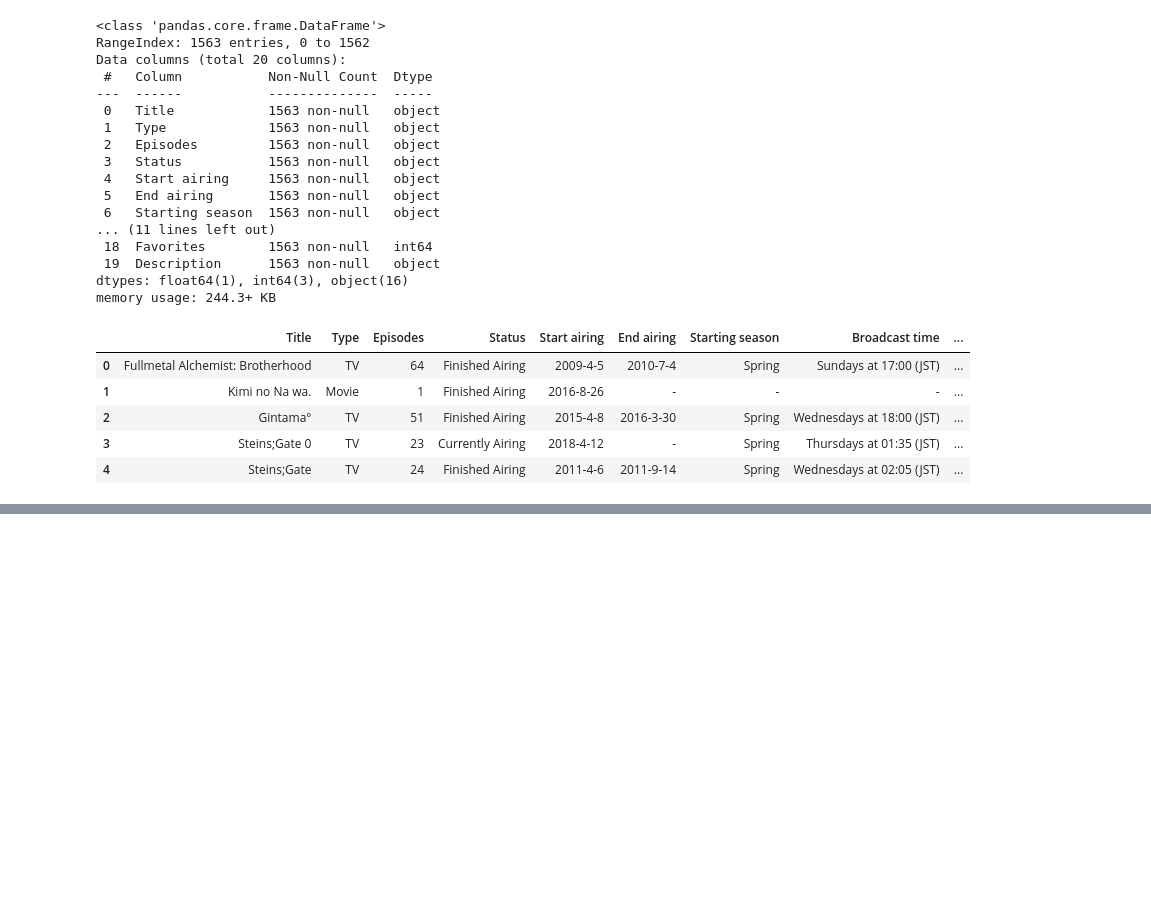
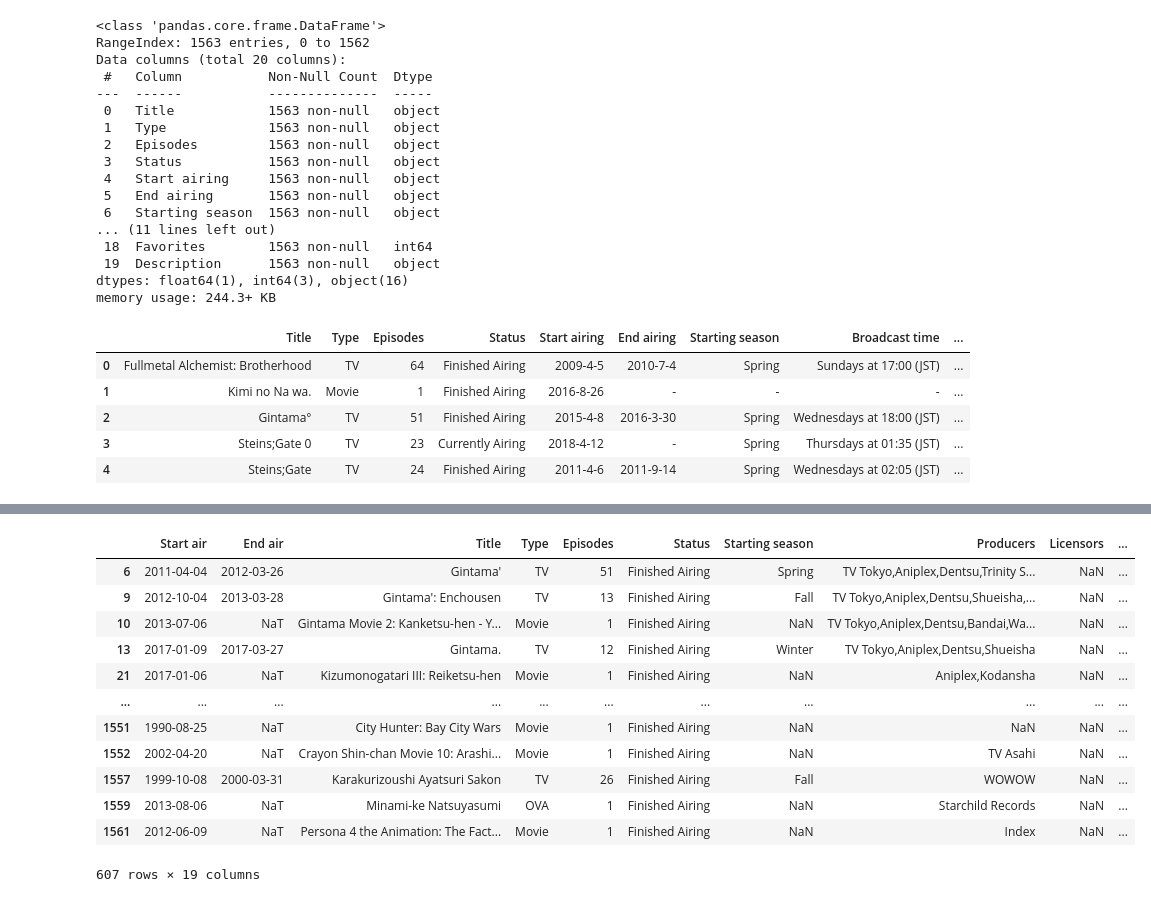
Before and after one commit to aza-atabayev/anime-rating-pop, a Jupyter notebook: Anime-rating-pop.ipynb, the cells around one changed output, grey strips where cells are left out. Saved outputs shown, nothing was run; the diff lists cells and outputs as text; code cells hidden in the pictures; blank space fills up the shorter version.

```diff
--- a/Anime-rating-pop.ipynb
+++ b/Anime-rating-pop.ipynb
@@ -46,0 +172,16 @@ data.head()
+# %%
+data.loc[(data.Licensors.isna())]
+# %% [output]
+|  | Start air | End air | Title | Type | Episodes | Status | Starting season | Producers | Licensors | ... |
+| 6 | 2011-04-04 | 2012-03-26 | Gintama' | TV | 51 | Finished Airing | Spring | TV Tokyo,Aniplex,Dentsu,Trinity S... | NaN | ... |
+| 9 | 2012-10-04 | 2013-03-28 | Gintama': Enchousen | TV | 13 | Finished Airing | Fall | TV Tokyo,Aniplex,Dentsu,Shueisha,... | NaN | ... |
+| 10 | 2013-07-06 | NaT | Gintama Movie 2: Kanketsu-hen - Y... | Movie | 1 | Finished Airing | NaN | TV Tokyo,Aniplex,Dentsu,Bandai,Wa... | NaN | ... |
+| 13 | 2017-01-09 | 2017-03-27 | Gintama. | TV | 12 | Finished Airing | Winter | TV Tokyo,Aniplex,Dentsu,Shueisha | NaN | ... |
+| 21 | 2017-01-06 | NaT | Kizumonogatari III: Reiketsu-hen | Movie | 1 | Finished Airing | NaN | Aniplex,Kodansha | NaN | ... |
+| ... | ... | ... | ... | ... | ... | ... | ... | ... | ... | ... |
+| 1551 | 1990-08-25 | NaT | City Hunter: Bay City Wars | Movie | 1 | Finished Airing | NaN | NaN | NaN | ... |
+| 1552 | 2002-04-20 | NaT | Crayon Shin-chan Movie 10: Arashi... | Movie | 1 | Finished Airing | NaN | TV Asahi | NaN | ... |
+| 1557 | 1999-10-08 | 2000-03-31 | Karakurizoushi Ayatsuri Sakon | TV | 26 | Finished Airing | Fall | WOWOW | NaN | ... |
+| 1559 | 2013-08-06 | NaT | Minami-ke Natsuyasumi | OVA | 1 | Finished Airing | NaN | Starchild Records | NaN | ... |
+| 1561 | 2012-06-09 | NaT | Persona 4 the Animation: The Fact... | Movie | 1 | Finished Airing | NaN | Index | NaN | ... |
+607 rows × 19 columns
```
Also changed, not shown: parts of 16 cells of this notebook.
